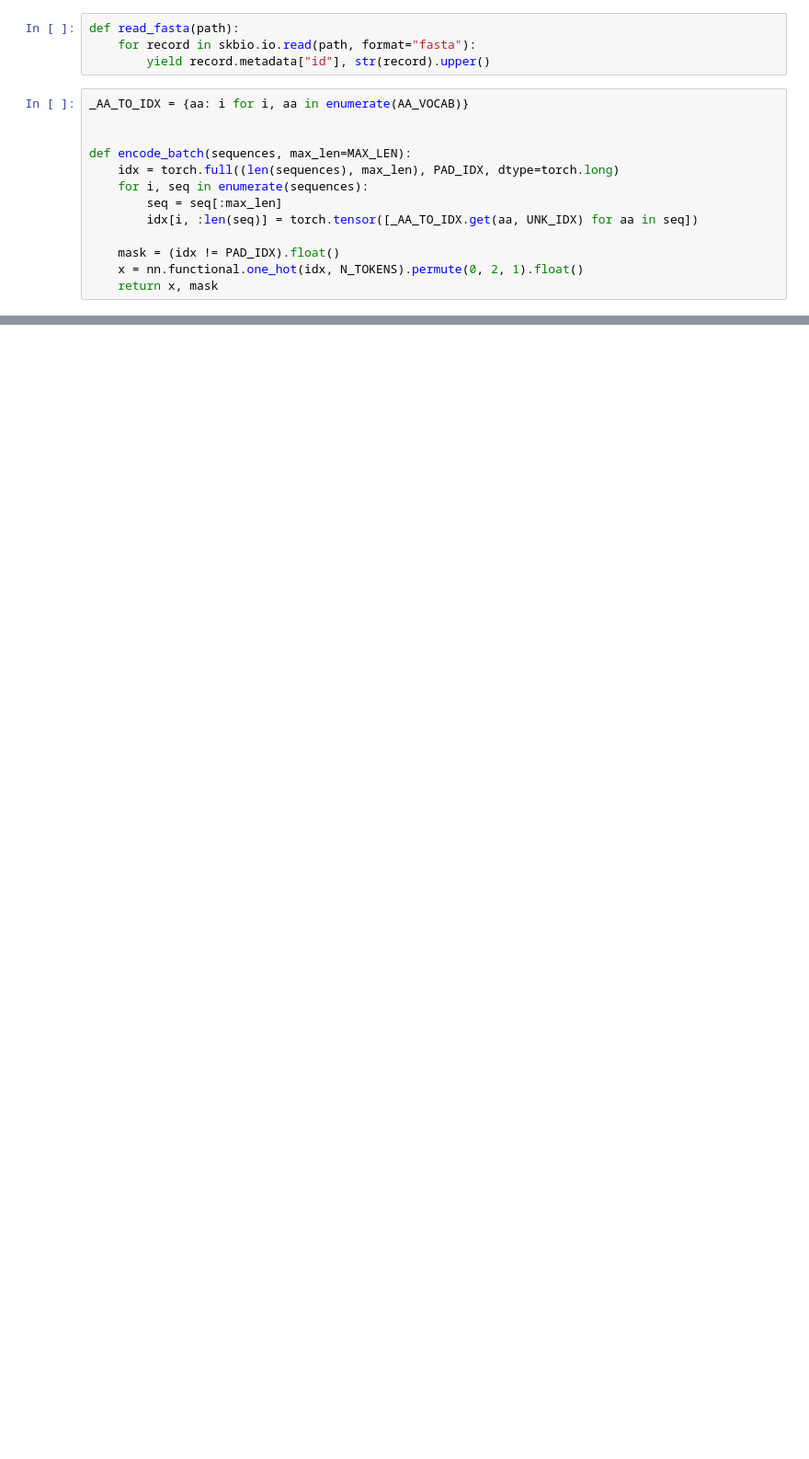
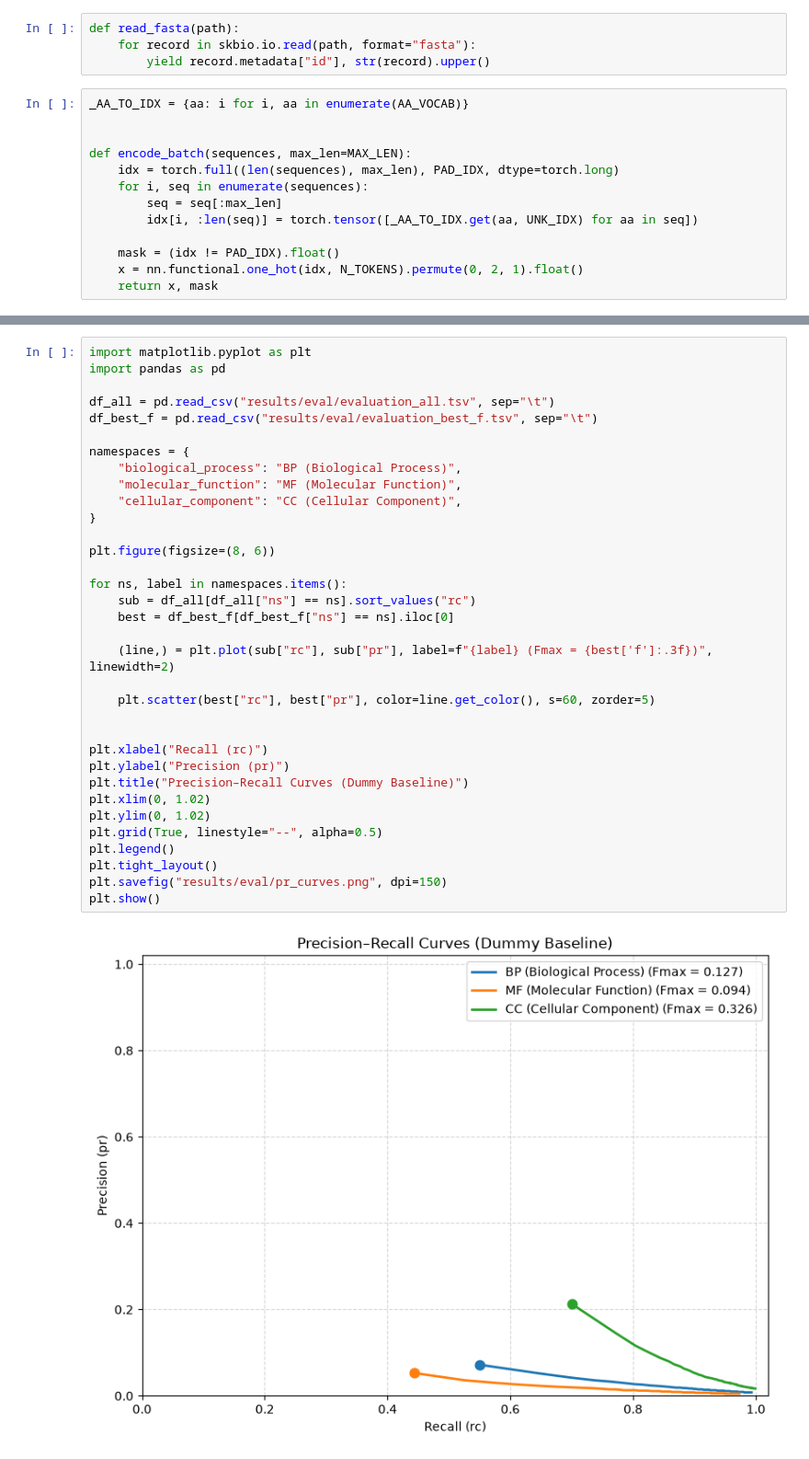
Before and after one commit to LukaszKluza/MLinBio, a Jupyter notebook: notebook.ipynb, the cells around one changed output, grey strips where cells are left out. Shown at 92% size. Cells and saved outputs as stored; diff of their text form; blank space fills up the shorter version.

```diff
--- a/notebook.ipynb
+++ b/notebook.ipynb
@@ -559,0 +675,36 @@ dtype: int64
+# %%
+import matplotlib.pyplot as plt
+import pandas as pd
+
+df_all = pd.read_csv("results/eval/evaluation_all.tsv", sep="\t")
+df_best_f = pd.read_csv("results/eval/evaluation_best_f.tsv", sep="\t")
+
+namespaces = {
+    "biological_process": "BP (Biological Process)",
+    "molecular_function": "MF (Molecular Function)",
+    "cellular_component": "CC (Cellular Component)",
+}
+
+plt.figure(figsize=(8, 6))
+
+for ns, label in namespaces.items():
+    sub = df_all[df_all["ns"] == ns].sort_values("rc")
+    best = df_best_f[df_best_f["ns"] == ns].iloc[0]
+
+    (line,) = plt.plot(sub["rc"], sub["pr"], label=f"{label} (Fmax = {best['f']:.3f})", linewidth=2)
+
+    plt.scatter(best["rc"], best["pr"], color=line.get_color(), s=60, zorder=5)
+
+
+plt.xlabel("Recall (rc)")
+plt.ylabel("Precision (pr)")
+plt.title("Precision–Recall Curves (Dummy Baseline)")
+plt.xlim(0, 1.02)
+plt.ylim(0, 1.02)
+plt.grid(True, linestyle="--", alpha=0.5)
+plt.legend()
+plt.tight_layout()
+plt.savefig("results/eval/pr_curves.png", dpi=150)
+plt.show()
+# %% [output]
+[figure, added]
```
Also changed, not shown: parts of 25 cells of this notebook, 19 other files.
